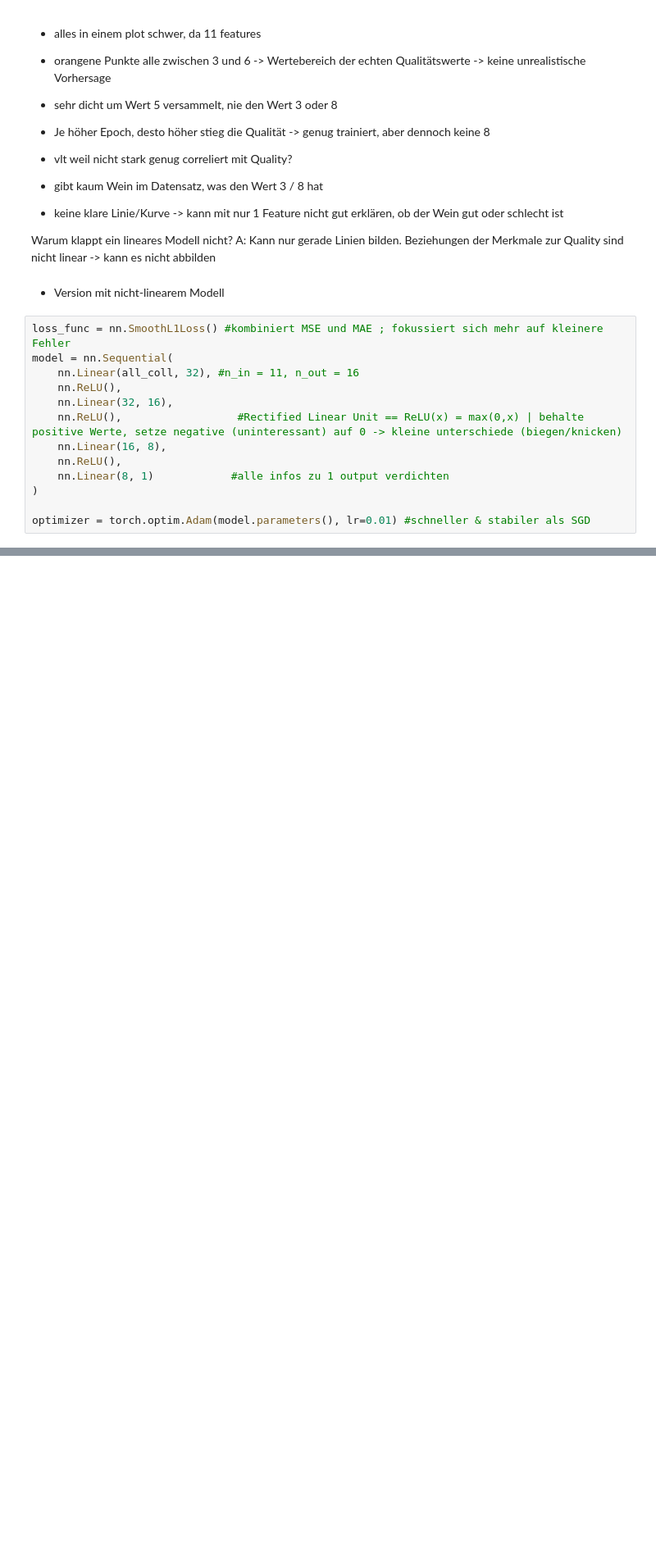
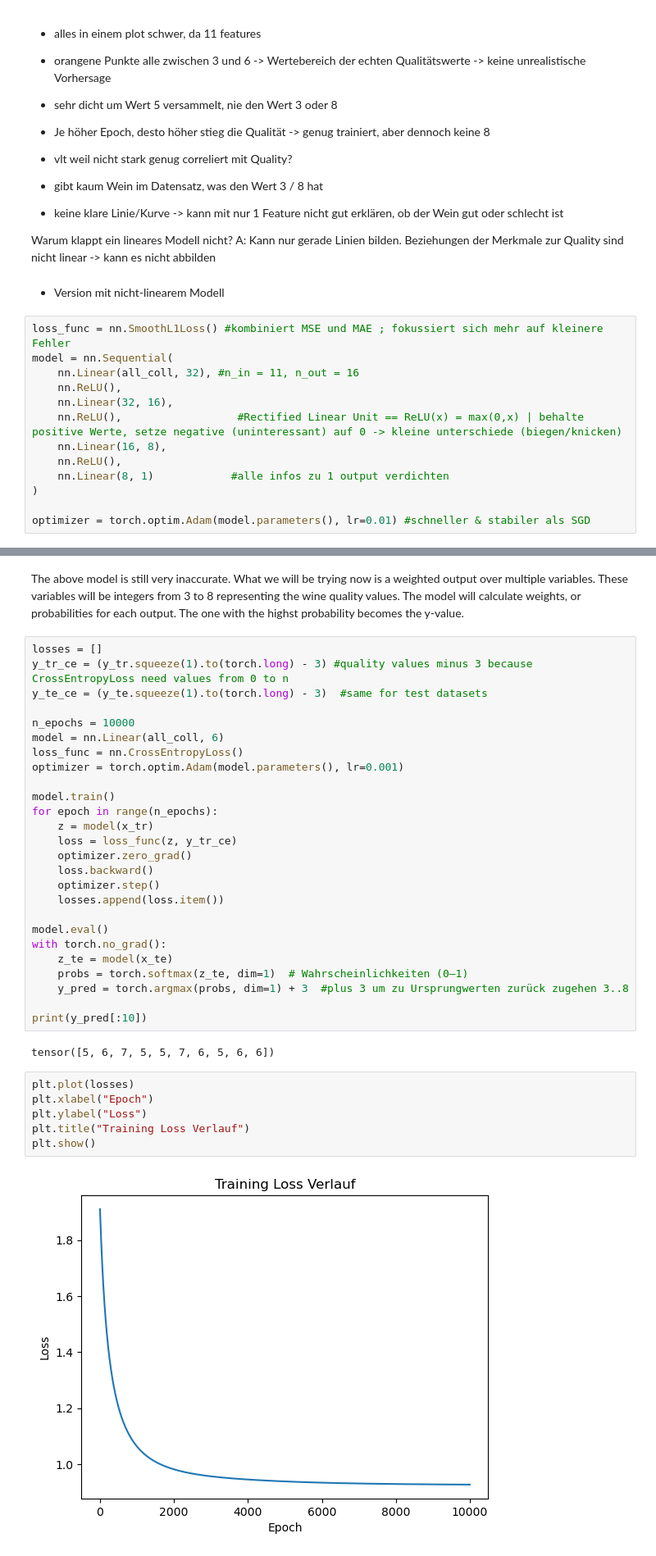
Before and after one commit to McRicecorn/NeuronaleNetze_WineQuality, a Jupyter notebook: Project1_Wine.ipynb, the cells around one changed output, grey strips where cells are left out. Shown at 82% size. Saved outputs shown, nothing was run; the diff lists cells and outputs as text; blank space fills up the shorter version.

Commit message:
kommentare, Multinmial Regression Model implementiert

```diff
--- a/Project1_Wine.ipynb
+++ b/Project1_Wine.ipynb
@@ -807,0 +813,39 @@ plt.show()
+# %% [markdown]
+The above model is still very inaccurate. What we will be trying now is a weighted output over multiple variables. These variables will be integers from 3 to 8 representing the wine quality values.
+The model will calculate weights, or probabilities for each output. The one with the highst probability becomes the y-value.
+# %%
+losses = []
+y_tr_ce = (y_tr.squeeze(1).to(torch.long) - 3) #quality values minus 3 because CrossEntropyLoss need values from 0 to n
+y_te_ce = (y_te.squeeze(1).to(torch.long) - 3)  #same for test datasets
+
+n_epochs = 10000
+model = nn.Linear(all_coll, 6)
+loss_func = nn.CrossEntropyLoss()
+optimizer = torch.optim.Adam(model.parameters(), lr=0.001)
+
+model.train()
+for epoch in range(n_epochs):
+    z = model(x_tr)
+    loss = loss_func(z, y_tr_ce)
+    optimizer.zero_grad()
+    loss.backward()
+    optimizer.step()
+    losses.append(loss.item())
+
+model.eval()
+with torch.no_grad():
+    z_te = model(x_te)
+    probs = torch.softmax(z_te, dim=1)  # Wahrscheinlichkeiten (0–1)
+    y_pred = torch.argmax(probs, dim=1) + 3  #plus 3 um zu Ursprungwerten zurück zugehen 3..8
+
+print(y_pred[:10])
+# %% [output]
+tensor([5, 6, 7, 5, 5, 7, 6, 5, 6, 6])
+# %%
+plt.plot(losses)
+plt.xlabel("Epoch")
+plt.ylabel("Loss")
+plt.title("Training Loss Verlauf")
+plt.show()
+# %% [output]
+[figure, added]
```
Also changed, not shown: parts of 32 cells of this notebook.
